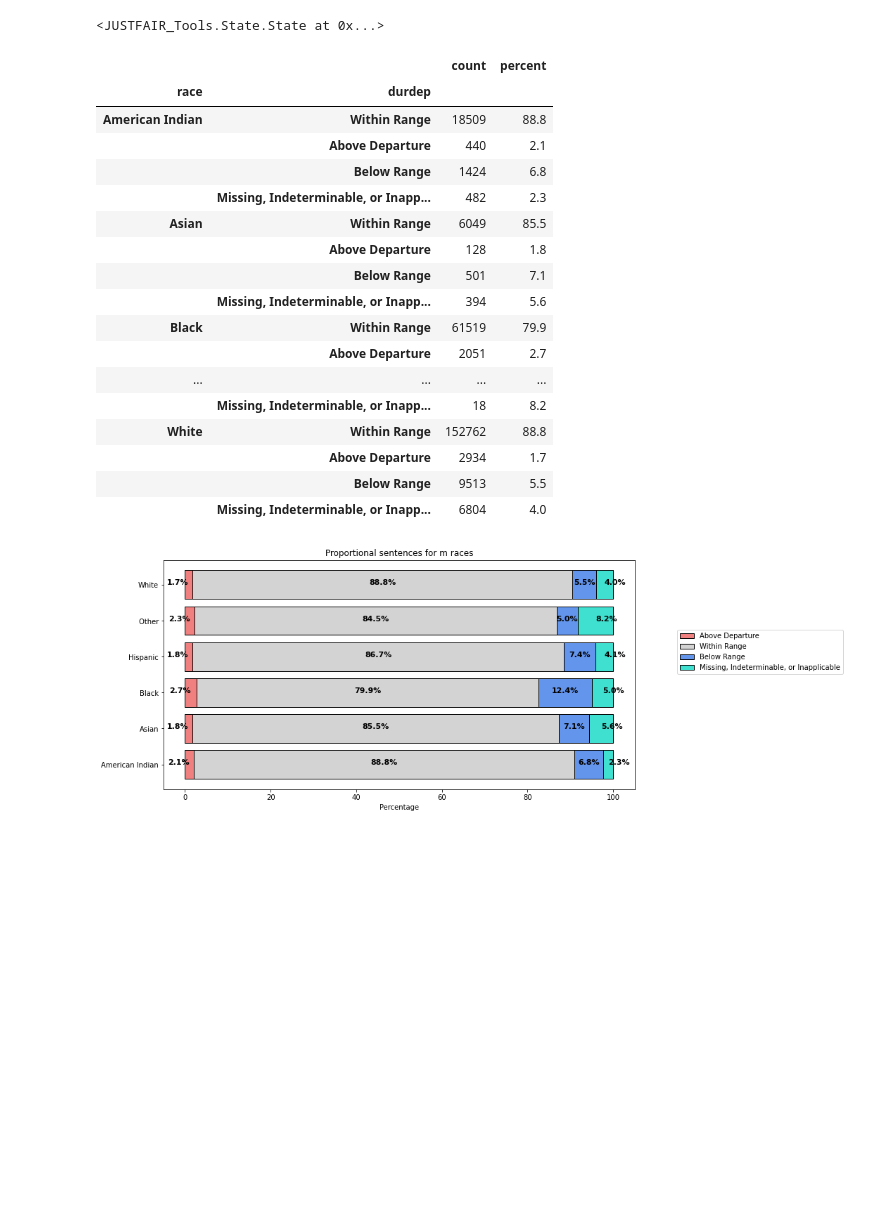
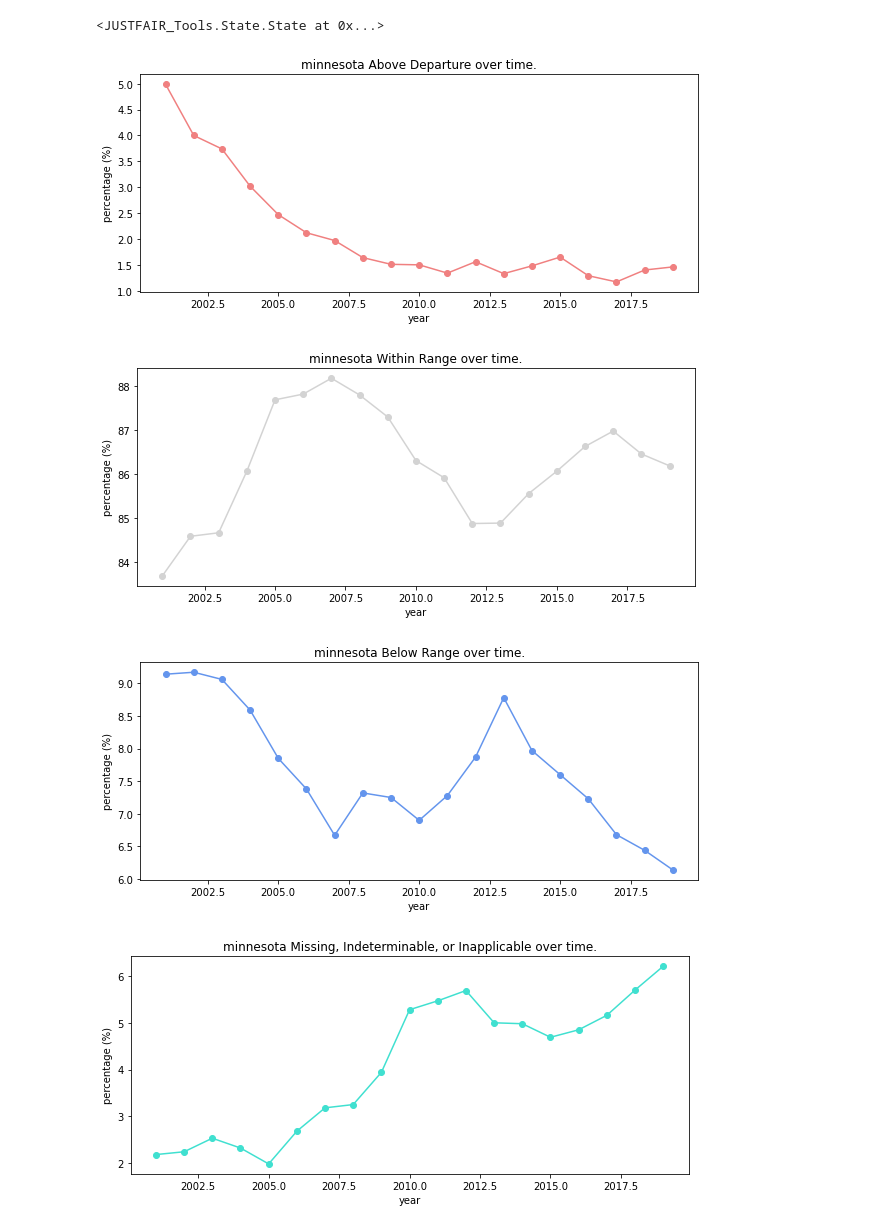
Before and after one commit to nitkiew2/QSIDE-JUSTFAIR-TOOLBOX, a Jupyter notebook: Package_testing.ipynb, the cells around one changed output. Cells and saved outputs as stored; diff of their text form; code cells hidden in the pictures; blank space fills up the shorter version.

```diff
--- a/Package_testing.ipynb
+++ b/Package_testing.ipynb
@@ -18,8 +18,8 @@ paths['race'] = jt.Path('race', {0:'NA',
                          'amind':'American Indian',
                          'hispanic': 'Hispanic',
                          'asian': 'Asian',
-                         'other': ' Other',
-                         None: 'Unknown'})
+                         'other': ' Other'
+                                })
 paths['departure'] = jt.Path('durdep', {0:'Within Range',
                                  1:'Above Departure',
                                  2:'Below Range',
@@ -51,25 +51,11 @@ states['minnesota']
 # %%
 
 
-states['minnesota'].generalizable_multi_level_summary(inp_list_of_groups = ['race', 'departure'], years = None, plot = 'stacked bar')
+#states['minnesota'].generalizable_multi_level_summary(inp_list_of_groups = ['race', 'departure'], years = None, plot = 'pie')
+states['minnesota'].state_trends()
 # %% [output]
-|  |  | count | percent |
-| race | durdep |  |  |
-| American Indian | Within Range | 18509 | 88.8 |
-|  | Above Departure | 440 | 2.1 |
-|  | Below Range | 1424 | 6.8 |
-|  | Missing, Indeterminable, or Inapp... | 482 | 2.3 |
-| Asian | Within Range | 6049 | 85.5 |
-|  | Above Departure | 128 | 1.8 |
-|  | Below Range | 501 | 7.1 |
-|  | Missing, Indeterminable, or Inapp... | 394 | 5.6 |
-| Black | Within Range | 61519 | 79.9 |
-|  | Above Departure | 2051 | 2.7 |
-| ... | ... | ... | ... |
-|  | Missing, Indeterminable, or Inapp... | 18 | 8.2 |
-| White | Within Range | 152762 | 88.8 |
-|  | Above Departure | 2934 | 1.7 |
-|  | Below Range | 9513 | 5.5 |
-|  | Missing, Indeterminable, or Inapp... | 6804 | 4.0 |
-[figure, old version]
+[figure, new version]
+[figure, added]
+[figure, added]
+[figure, added]
 # %%
```
Also changed, not shown: parts of 1 cell of this notebook, 1 other file.
